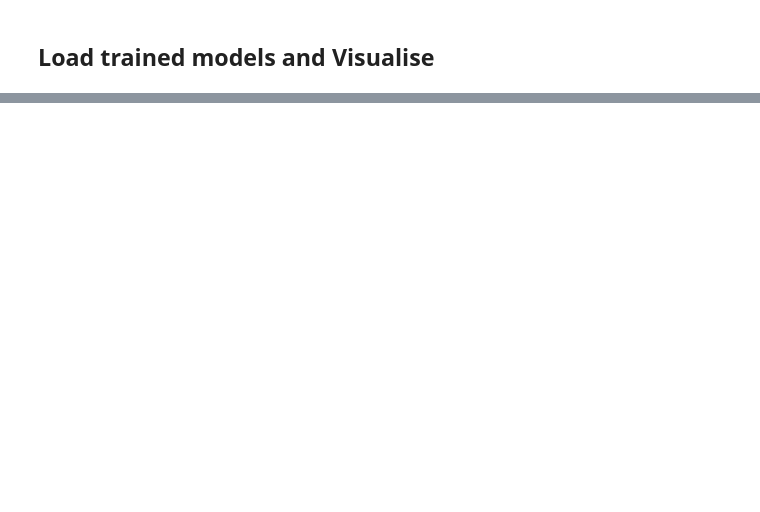
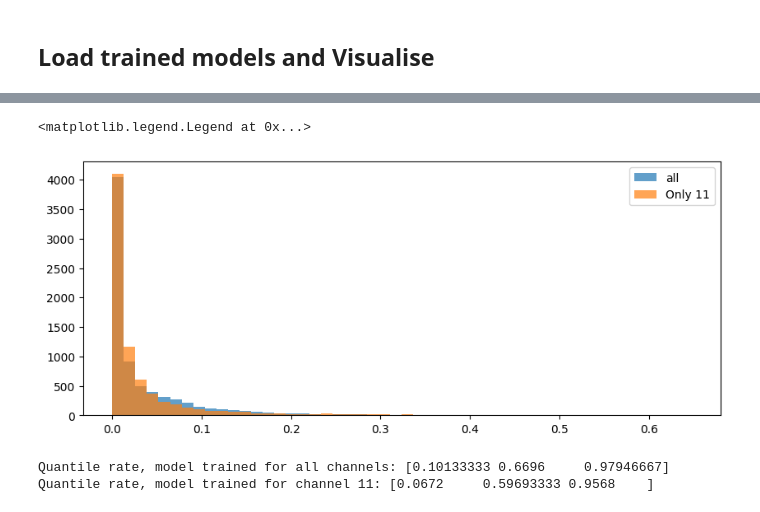
Before and after one commit to filipronn/SEEX30_Cloud_Fog, a Jupyter notebook: Cloud_rm/torch_qrnn_test_1_vs_all_channels.ipynb, the cells around one changed output, grey strips where cells are left out. Saved outputs shown, nothing was run; the diff lists cells and outputs as text; code cells hidden in the pictures; blank space fills up the shorter version.

```diff
--- a/Cloud_rm/torch_qrnn_test_1_vs_all_channels.ipynb
+++ b/Cloud_rm/torch_qrnn_test_1_vs_all_channels.ipynb
@@ -349,0 +369,20 @@ plt.show()
+# %%
+plt.hist(np.abs(res_all),bins=50,
+         range=[0,np.max(np.array([np.max(np.abs(res_all)),np.max(np.abs(res_one))]))],
+         alpha=0.7)
+plt.hist(np.abs(res_one),bins=50,
+         range=[0,np.max(np.array([np.max(np.abs(res_all)),np.max(np.abs(res_one))]))],
+         alpha=0.7)
+plt.legend(['all','Only 11'])
+# %% [output]
+<matplotlib.legend.Legend at 0x...>
+[figure, added]
+# %%
+quant_rate_all=QuantileNetwork.quant_rate(y_test_all.to_numpy()[:,10],y_preds_all_11)
+quant_rate_one=QuantileNetwork.quant_rate(y_test_one.to_numpy()[:,0],y_preds_one)
+
+print("Quantile rate, model trained for all channels: "+str(quant_rate_all))
+print("Quantile rate, model trained for channel 11: "+str(quant_rate_one))
+# %% [output]
+Quantile rate, model trained for all channels: [0.10133333 0.6696     0.97946667]
+Quantile rate, model trained for channel 11: [0.0672     0.59693333 0.9568    ]
```
Also changed, not shown: parts of 12 cells of this notebook.
